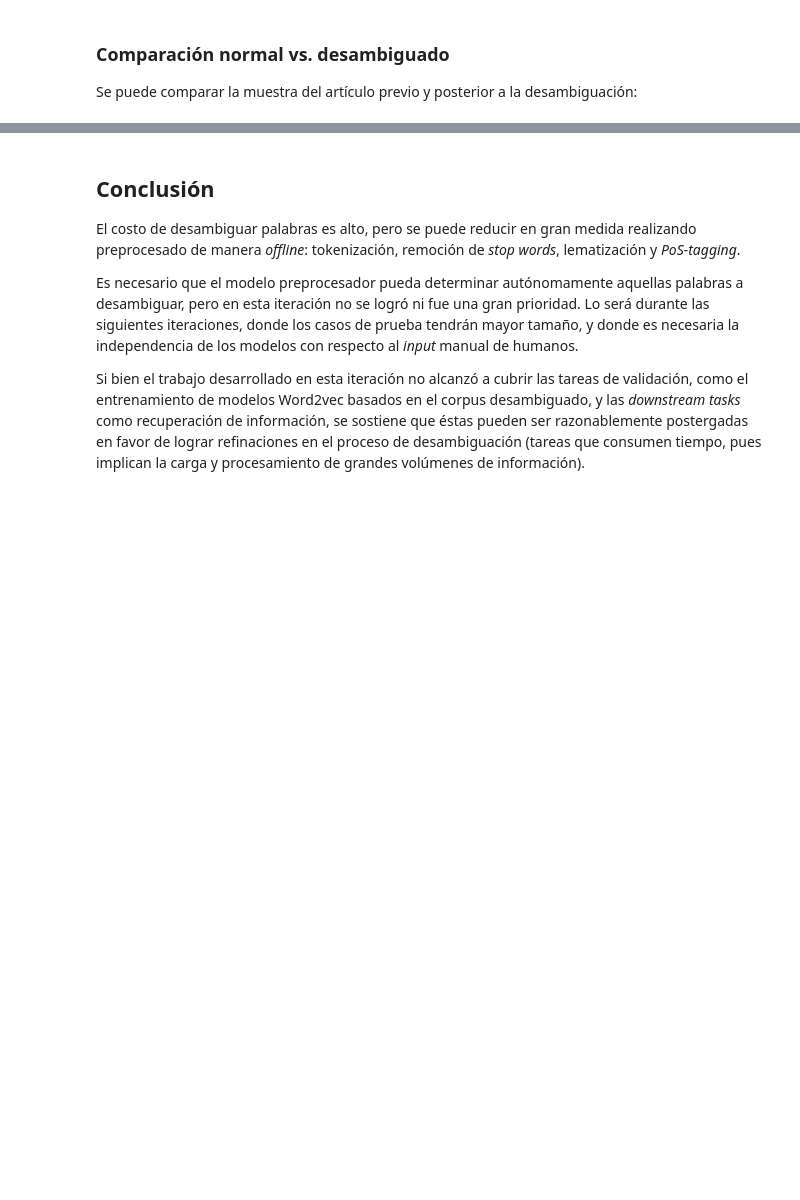
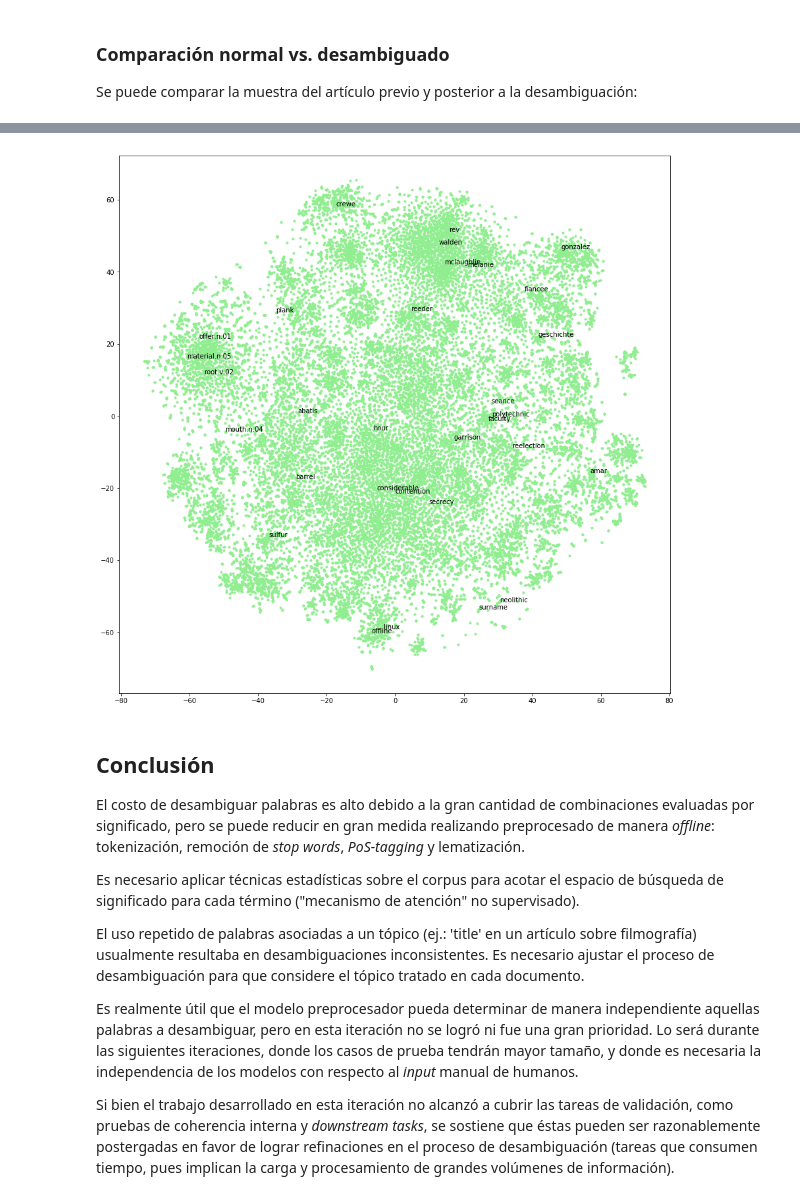
Before and after one commit to juanpablo-munoz/inf483, a Jupyter notebook: Proyecto_JPMuñoz.ipynb, the cells around one changed output, grey strips where cells are left out. Cells and saved outputs as stored; diff of their text form; code cells hidden in the pictures; blank space fills up the shorter version.

```diff
--- a/Proyecto_JPMuñoz.ipynb
+++ b/Proyecto_JPMuñoz.ipynb
@@ -536,0 +878,23 @@ state | state
+# %%
+from sklearn.manifold import TSNE
+from matplotlib import pyplot as plt
+import random
+
+prob = 0.001
+
+# fit a 2d TSNE model to the vectors
+X = model_disambiguation[model_disambiguation.wv.vocab]
+pca = PCA(n_components=50)
+partial_result = pca.fit_transform(X)
+tsne = TSNE(n_components=2)
+result = tsne.fit_transform(partial_result)
+# create a scatter plot of the projection
+plt.figure(figsize=(15, 15))
+plt.scatter(result[:, 0], result[:, 1], marker='.', c='lightgreen')
+words = list(model_disambiguation.wv.vocab)
+for i, word in enumerate(words):
+    if random.random() <= prob:
+        plt.annotate(word, xy=(result[i, 0], result[i, 1]))
+plt.show()
+# %% [output]
+[figure, added]
@@ -537,8 +913,12 @@ state | state
 # %% [markdown]
 ## Conclusión
 
-El costo de desambiguar palabras es alto, pero se puede reducir en gran medida realizando preprocesado de manera *offline*: tokenización, remoción de *stop words*, lematización y *PoS-tagging*.
+El costo de desambiguar palabras es alto debido a la gran cantidad de combinaciones evaluadas por significado, pero se puede reducir en gran medida realizando preprocesado de manera *offline*: tokenización, remoción de *stop words*, *PoS-tagging* y lematización.
 
-Es necesario que el modelo preprocesador pueda determinar autónomamente aquellas palabras a desambiguar, pero en esta iteración no se logró ni fue una gran prioridad. Lo será durante las siguientes iteraciones, donde los casos de prueba tendrán mayor tamaño, y donde es necesaria la independencia de los modelos con respecto al *input* manual de humanos.
+Es necesario aplicar técnicas estadísticas sobre el corpus para acotar el espacio de búsqueda de significado para cada término ("mecanismo de atención" no supervisado).
 
-Si bien el trabajo desarrollado en esta iteración no alcanzó a cubrir las tareas de validación, como el entrenamiento de modelos Word2vec basados en el corpus desambiguado, y las *downstream tasks* como recuperación de información, se sostiene que éstas pueden ser razonablemente postergadas en favor de lograr refinaciones en el proceso de desambiguación (tareas que consumen tiempo, pues implican la carga y procesamiento de grandes volúmenes de información).
+El uso repetido de palabras asociadas a un tópico (ej.: 'title' en un artículo sobre filmografía) usualmente resultaba en desambiguaciones inconsistentes. Es necesario ajustar el proceso de desambiguación para que considere el tópico tratado en cada documento.
+
+Es realmente útil que el modelo preprocesador pueda determinar de manera independiente aquellas palabras a desambiguar, pero en esta iteración no se logró ni fue una gran prioridad. Lo será durante las siguientes iteraciones, donde los casos de prueba tendrán mayor tamaño, y donde es necesaria la independencia de los modelos con respecto al *input* manual de humanos.
+
+Si bien el trabajo desarrollado en esta iteración no alcanzó a cubrir las tareas de validación, como pruebas de coherencia interna y *downstream tasks*, se sostiene que éstas pueden ser razonablemente postergadas en favor de lograr refinaciones en el proceso de desambiguación (tareas que consumen tiempo, pues implican la carga y procesamiento de grandes volúmenes de información).
```
Also changed, not shown: parts of 26 cells of this notebook.
